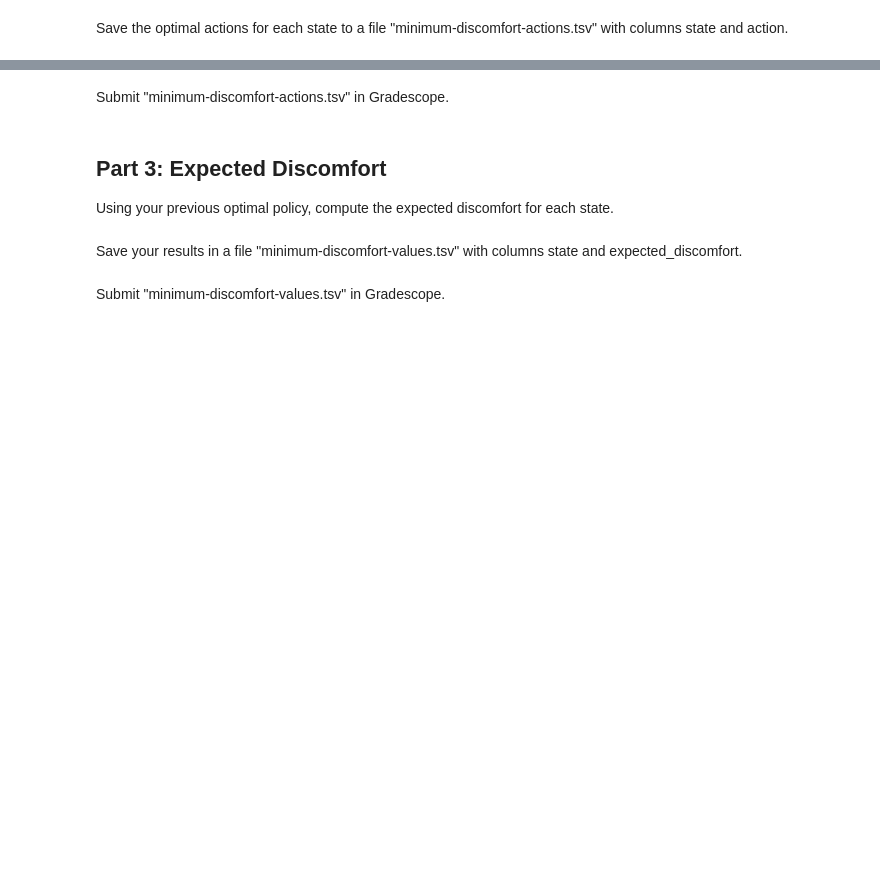
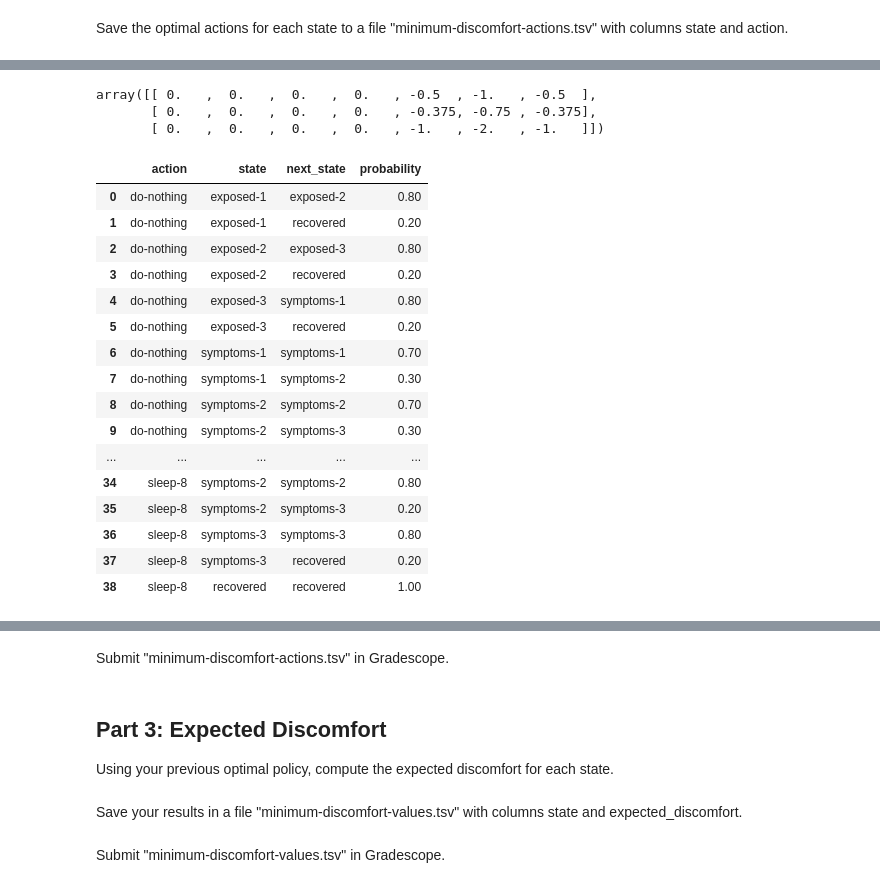
Before and after one commit to cfornesa/dx704-project-06, a Jupyter notebook: project.ipynb, the cells around one changed output, grey strips where cells are left out. Cells and saved outputs as stored; diff of their text form; code cells hidden in the pictures; blank space fills up the shorter version.

```diff
--- a/project.ipynb
+++ b/project.ipynb
@@ -442,0 +444,46 @@ Save the optimal actions for each state to a file "minimum-discomfort-actions.ts
+# %%
+# Fill R2 for all actions (one reward per state; average duplicates if any)
+for _, row in r_all.iterrows():
+    a_name = row["action"]
+    s_name = row["state"]
+    r = row["reward"]
+
+    if a_name == "do-nothing":
+        a_idx = 0
+    elif a_name == "drink-oj":
+        a_idx = 1
+    elif a_name == "sleep-8":
+        a_idx = 2
+    else:
+        continue
+
+    if s_name in S:
+        R2[a_idx, S[s_name]] = float(r)
+R2
+# %% [output]
+array([[ 0.   ,  0.   ,  0.   ,  0.   , -0.5  , -1.   , -0.5  ],
+       [ 0.   ,  0.   ,  0.   ,  0.   , -0.375, -0.75 , -0.375],
+       [ 0.   ,  0.   ,  0.   ,  0.   , -1.   , -2.   , -1.   ]])
+# %%
+# Fill P2 for all actions
+    # For each action, select only relevant transitions
+subP2 = transitions
+subP2
+# %% [output]
+|  | action | state | next_state | probability |
+| 0 | do-nothing | exposed-1 | exposed-2 | 0.80 |
+| 1 | do-nothing | exposed-1 | recovered | 0.20 |
+| 2 | do-nothing | exposed-2 | exposed-3 | 0.80 |
+| 3 | do-nothing | exposed-2 | recovered | 0.20 |
+| 4 | do-nothing | exposed-3 | symptoms-1 | 0.80 |
+| 5 | do-nothing | exposed-3 | recovered | 0.20 |
+| 6 | do-nothing | symptoms-1 | symptoms-1 | 0.70 |
+| 7 | do-nothing | symptoms-1 | symptoms-2 | 0.30 |
+| 8 | do-nothing | symptoms-2 | symptoms-2 | 0.70 |
+| 9 | do-nothing | symptoms-2 | symptoms-3 | 0.30 |
+| ... | ... | ... | ... | ... |
+| 34 | sleep-8 | symptoms-2 | symptoms-2 | 0.80 |
+| 35 | sleep-8 | symptoms-2 | symptoms-3 | 0.20 |
+| 36 | sleep-8 | symptoms-3 | symptoms-3 | 0.80 |
+| 37 | sleep-8 | symptoms-3 | recovered | 0.20 |
+| 38 | sleep-8 | recovered | recovered | 1.00 |
```
Also changed, not shown: parts of 15 cells of this notebook, 1 other file.
